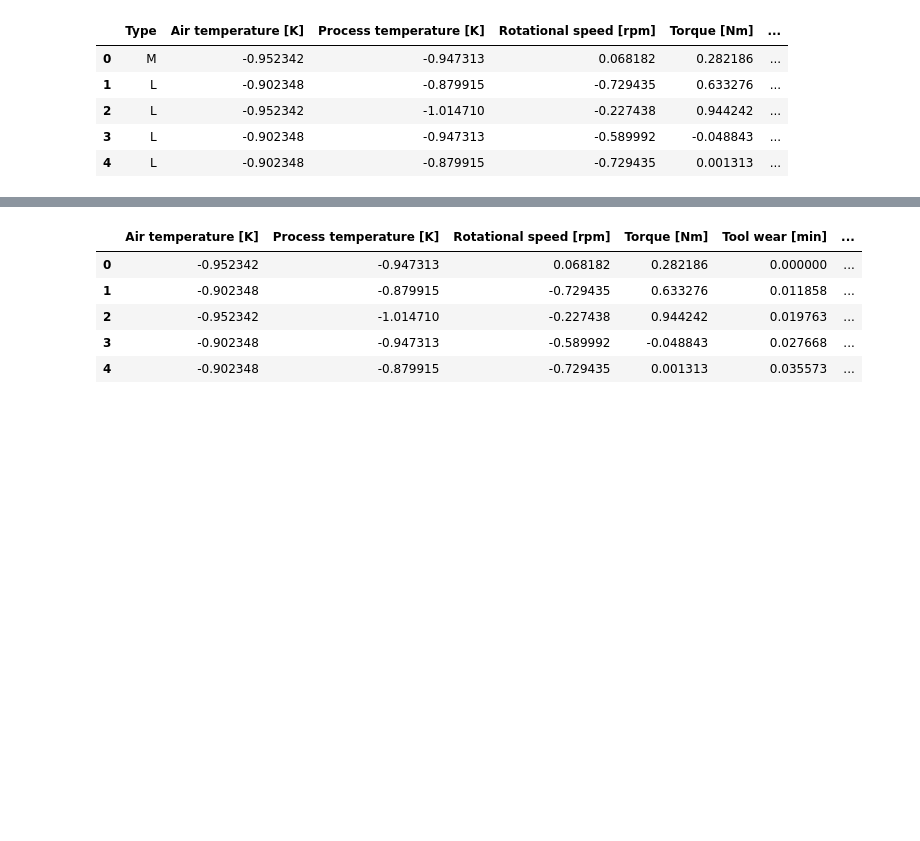
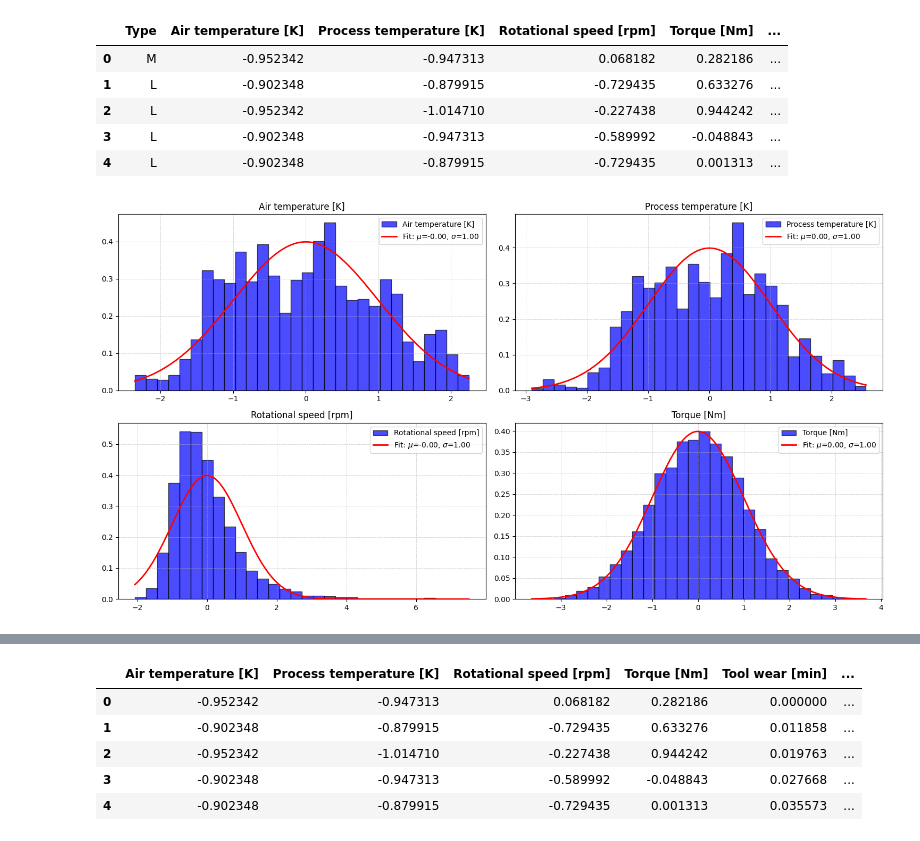
Before and after one commit to LingbINgx/Predict, a Jupyter notebook: test.ipynb, the cells around one changed output, grey strips where cells are left out. Cells and saved outputs as stored; diff of their text form; code cells hidden in the pictures; blank space fills up the shorter version.

```diff
--- a/test.ipynb
+++ b/test.ipynb
@@ -98,7 +117,7 @@ def numeric(x):
 def uniform(x):
     return (x - x.min()) / (x.max() - x.min())
 
-data[data.dtypes[1:5].index] = numeric(data[data.dtypes[1:5].index])
+data[ns] = numeric(data[ns])
 data["Tool wear [min]"] = uniform(data["Tool wear [min]"])
 data.head()
 # %% [output]
@@ -108,3 +127,9 @@ data.head()
 | 2 | L | -0.952342 | -1.014710 | -0.227438 | 0.944242 | ... |
 | 3 | L | -0.902348 | -0.947313 | -0.589992 | -0.048843 | ... |
 | 4 | L | -0.902348 | -0.879915 | -0.729435 | 0.001313 | ... |
+# %%
+pt = pt_feature(data, axes_shape=(2, 2))
+for col in ns:
+    pt.plot_feature(col)
+# %% [output]
+[figure, added]
```
Also changed, not shown: parts of 14 cells of this notebook.
